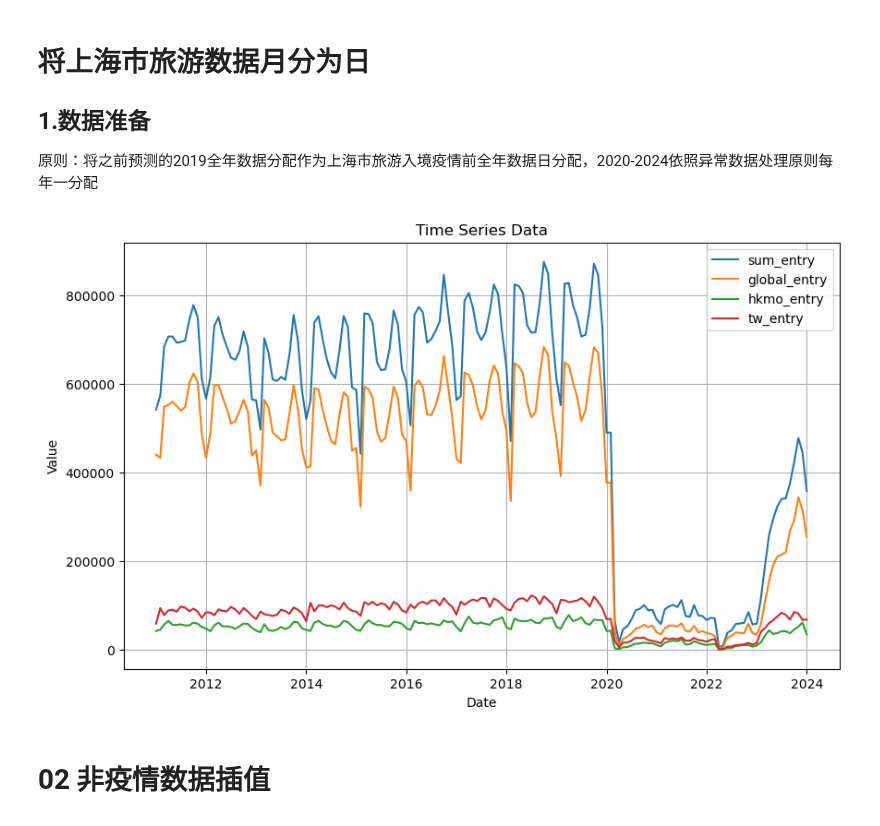
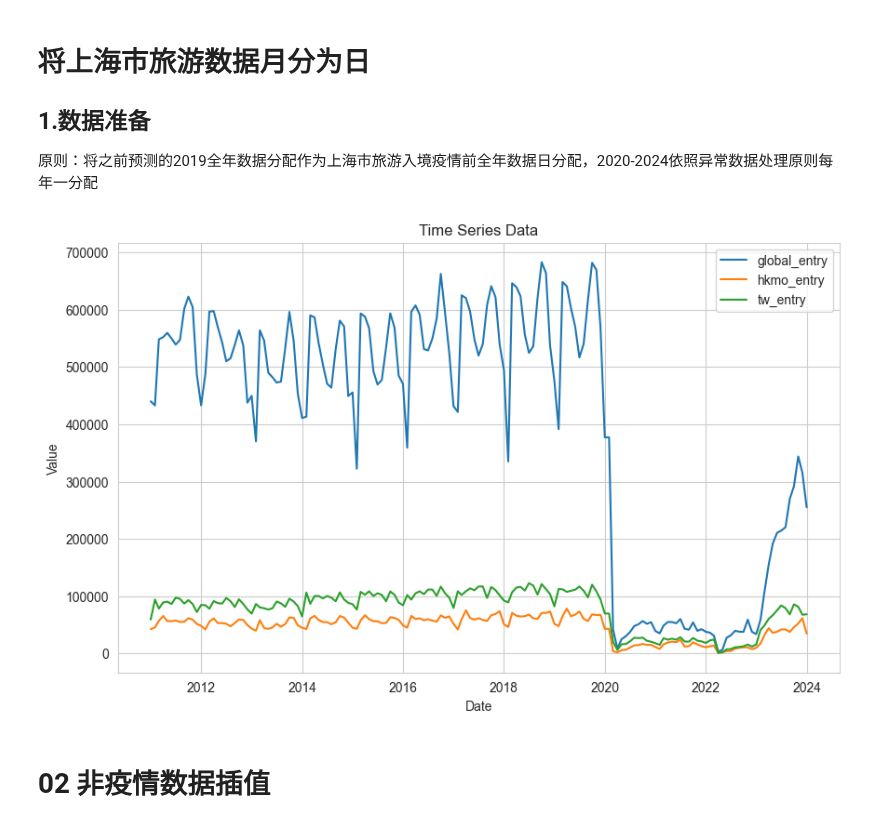
Before and after one commit to jiadol/Travel_Ml, a Jupyter notebook: notebooks/04_Interpolation.ipynb, the cells around one changed output. Drawn from its saved outputs; the diff is of its cells as text; code cells hidden in the pictures.

```diff
--- a/notebooks/04_Interpolation.ipynb
+++ b/notebooks/04_Interpolation.ipynb
@@ -40,17 +40,17 @@ imputed_data_query = f"SELECT date,global_airport_entry FROM hk_customs_daily_im
 df = pd.read_sql_query(imputed_data_query, engine, index_col='date', parse_dates=['date'])
 # %%
-raw_data_query = f"SELECT * FROM sh_customs"
+raw_data_query = f"SELECT * FROM sh_visitors"
 sh_monthly = pd.read_sql_query(raw_data_query, engine, index_col='date', parse_dates=['date'])
 
 # 生成到最后一个月最后一天的完整日期范围，避免最后一个月没有值
 full_date_range = pd.date_range(start=sh_monthly.index.min(), end=sh_monthly.index.max().to_period('M').to_timestamp('M'), freq='D')
 
 # 重采样并前向填充
 sh_daily_fake = sh_monthly.reindex(full_date_range).ffill()
 
 plot_time_series(sh_monthly)
 # %% [output]
-[figure, old version]
+[figure, new version]
 # %% [markdown]
 # 02 非疫情数据插值
 # %%
```
Also changed, not shown: parts of 8 cells of this notebook, 2 other files.
